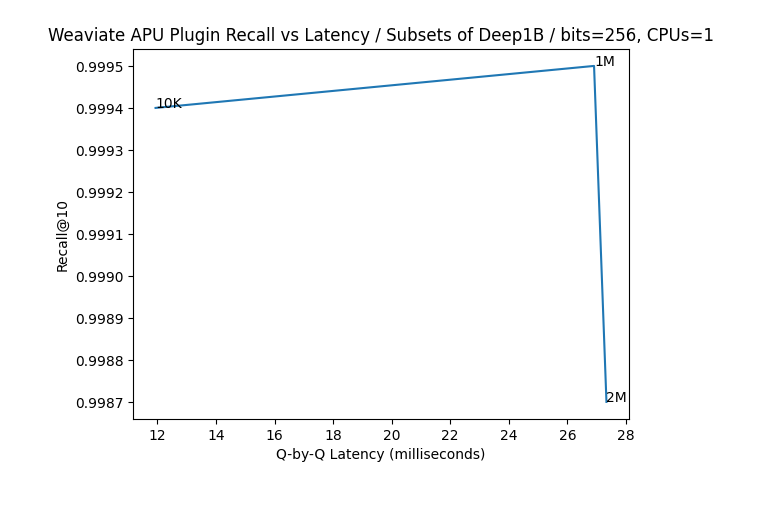
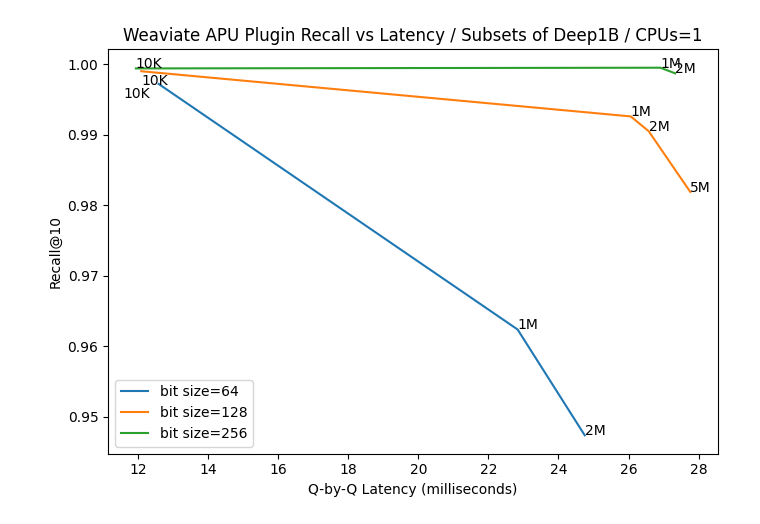
Before and after one commit to sourcesync/weaviate-benchmarking, a Jupyter notebook: gsi/analyze.ipynb, the cells around one changed output. Drawn from its saved outputs; the diff is of its cells as text; code cells hidden in the pictures.

Commit message:
better apu plugin graphic

```diff
--- a/gsi/analyze.ipynb
+++ b/gsi/analyze.ipynb
@@ -40,9 +36,9 @@ for jsonfile in jsons:
     f.close()
 
     # exclude apu12 for now
-    if jsonfile.find("apu12")>=0: # something anomalous about apu12
-        print("skipping", jsonfile)
-        continue
+    #if jsonfile.find("apu12")>=0: # something anomalous about apu12
+    #    print("skipping", jsonfile)
+    #    continue
 
     #print(jsonfile, objs[0].keys())
     for obj in objs:
@@ -411,42 +423,54 @@ print(df.columns)
 df_gemini = df [ \
     (df['dataset']=='Deep-1B') & \
     (df['gemini']==1) & \
-    (df['cpus']==1) & \
-    (df['gem_size']==256.0)] \
+    (df['cpus']==1)] \
     [ ['dataset', 'totalDatasetSize', 'recall_10', 'latency_mean', 'gem_size', 'cpus' ] ]. \
     sort_values(['totalDatasetSize','gem_size'])
 print(df_gemini)
 
-# compute mean of average recall_10 grouped by num records
-df_gemini_means = \
-    df_gemini.groupby( [ 'dataset', 'totalDatasetSize' ] )\
-        .mean(['recall_10','latency_mean'])
-print(df_gemini_means)
+# get unique gem bit sizes
+bit_sizes = df_gemini['gem_size'].unique()
+print(bit_sizes)
 
-sizes = [ idx[1] for idx in list(df_gemini_means.index) ]
-sizes.sort()
-print(sizes)
+# prepare one plot
+fig, ax = pyplot.subplots(figsize=(7,5))
 
-# get the plot points for recall vs latency
-recalls = [ r*0.1 for r in list(df_gemini_means['recall_10']) ]
-latencies = [ l/1000000.0 for l in list(df_gemini_means['latency_mean']) ]
-print(recalls, latencies)
+# collect data points for the line for each bit size and plot each line
+for bit_size in [ 64.0, 128.0, 256.0 ]: # we don't need to show 512 and 768
 
-# plot the line
-fig, ax = pyplot.subplots()
-ax.plot(latencies,recalls)
+    # compute mean of average recall_10 grouped by num records
+    df_gemini_means = \
+        df_gemini[ df_gemini['gem_size']==bit_size ]\
+            .groupby( [ 'dataset', 'totalDatasetSize' ] )\
+            .mean(['recall_10','latency_mean'])
+    #print(df_gemini_means)
 
-# label each point
-for i,j,s in zip(latencies,recalls,sizes):
-    corr = 0 #-0.05 # adds a little correction to put annotation in marker's centrum
-    ax.annotate(gethr(s),  xy=(i + corr, j + corr))
+    dset_sizes = [ idx[1] for idx in list(df_gemini_means.index) ]
+    dset_sizes.sort()
+    #print(dset_sizes)
 
+    # get the plot points for recall vs latency
+    recalls = [ r*0.1 for r in list(df_gemini_means['recall_10']) ]
+    latencies = [ l/1000000.0 for l in list(df_gemini_means['latency_mean']) ]
+    #print(recalls, latencies)
+
+    # plot the line
+    ax.plot(latencies,recalls, label='bit size=%d' % int(bit_size))
+
+    # label each point
+    for i,j,s in zip(latencies,recalls,dset_sizes):
+        off = (0,0)
+        if s==10000 and bit_size==128.0: off=(0,-0.002)
+        if s==10000 and bit_size==64.0: off=(-1,-0.002)
+        if s==10000 and bit_size==256.0: off=(00,-0.002)
+        ax.annotate(gethr(s),  xy=(i + off[0], j + off[1]))
 
 ax.set_xlabel("Q-by-Q Latency (milliseconds)")
 ax.set_ylabel("Recall@10")
-ax.set_title("Weaviate APU Plugin Recall vs Latency / Subsets of Deep1B / bits=256, CPUs=1")
-
-fig.savefig("results/weaviate_apu_plugin_recall_vs_latency.png")
+ax.set_title("Weaviate APU Plugin Recall vs Latency / Subsets of Deep1B / CPUs=1")
+ax.legend(loc='best')
+fig.tight_layout()
+fig.savefig("results/weaviate_apu_plugin_recall_vs_latency_cpus=%d.png" % 1)
 # %% [output]
 Index(['file', 'path', 'gemini', 'benchmarkFile', 'distanceMetric', 'totalTested', 'recall_10', 'latency_mean', 'latency_p90', 'latency_p95', 'latency_p99', 'totalDatasetSize', 'importTime', 'wallImpo ...
      dataset  totalDatasetSize  recall_10  latency_mean  gem_size  cpus
@@ -463 +492 @@ Deep-1B 10000                 9.994    11938481.0     256.0   1.0
-[figure, old version]
+[figure, new version]
```
Also changed, not shown: parts of 6 cells of this notebook.
